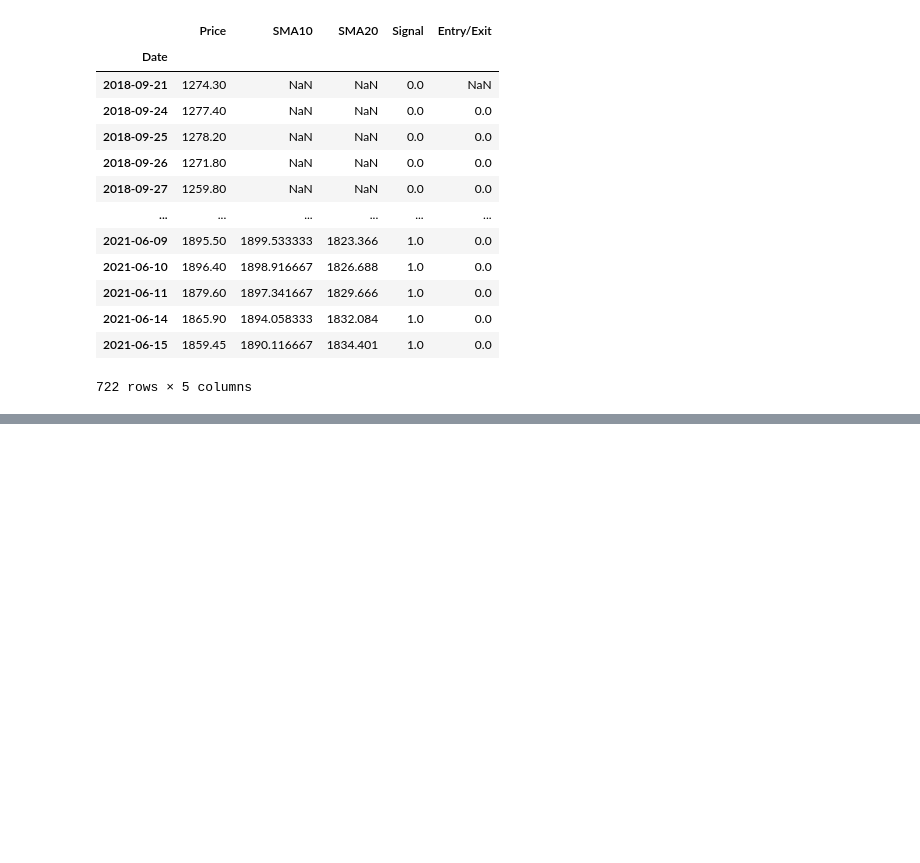
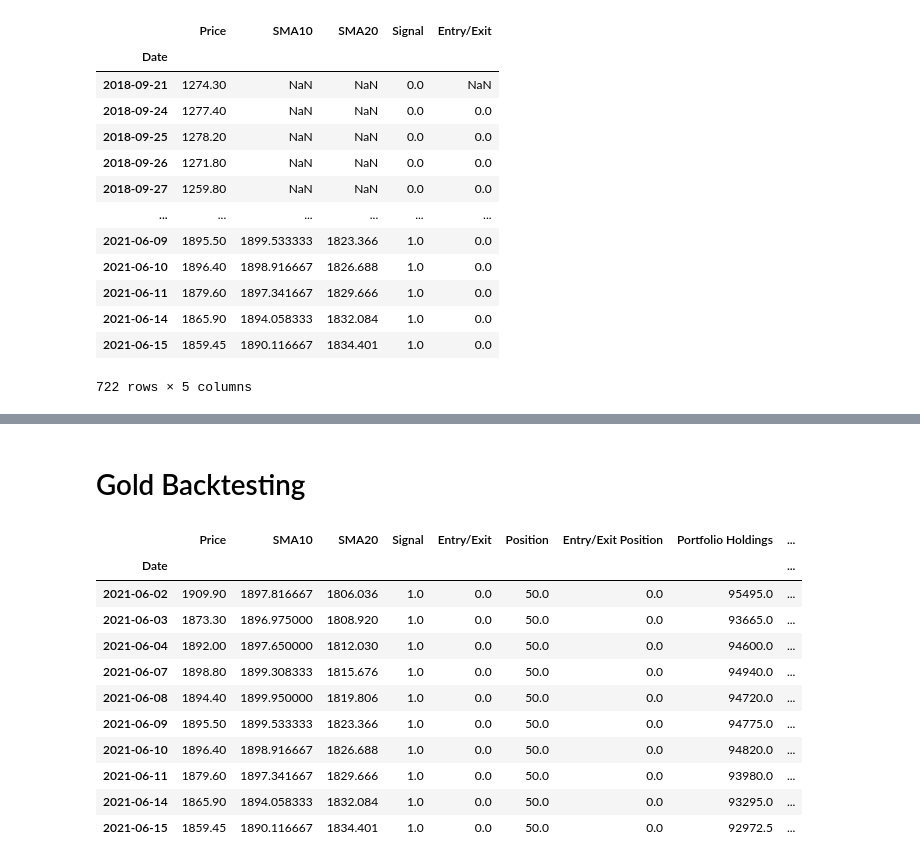
Before and after one commit to tatejones919/Algorithmic_Trading, a Jupyter notebook: back_testing.ipynb, the cells around one changed output, grey strips where cells are left out. Drawn from its saved outputs; the diff is of its cells as text; code cells hidden in the pictures; blank space fills up the shorter version.

```diff
--- a/back_testing.ipynb
+++ b/back_testing.ipynb
@@ -362,3 +780,48 @@ entry_exit_plot = security_close * moving_avgs * entry * exit
 entry_exit_plot.opts(xaxis=None)
 # %% [output]
 [interactive output not drawn]
+# %% [markdown]
+# Gold Backtesting
+# %%
+# Set initial capital
+initial_capital_gold = float(100000)
+
+# Set the share size
+share_size_gold = 50
+
+# Take a 500 share position where the dual moving average crossover is 1 (SMA50 is greater than SMA100)
+signals_gold['Position'] = share_size_gold * signals_gold['Signal']
+
+# Find the points in time where a 500 share position is bought or sold
+signals_gold['Entry/Exit Position'] = signals_gold['Position'].diff()
+
+# Multiply share price by entry/exit positions and get the cumulatively sum
+signals_gold['Portfolio Holdings'] = signals_gold['Price'] * signals_gold['Entry/Exit Position'].cumsum()
+
+# Subtract the initial capital by the portfolio holdings to get the amount of liquid cash in the portfolio
+signals_gold['Portfolio Cash'] = initial_capital_gold - (signals_gold['Price'] * signals_gold['Entry/Exit Position']).cumsum()
+
+# Get the total portfolio value by adding the cash amount by the portfolio holdings (or investments)
+signals_gold['Portfolio Total'] = signals_gold['Portfolio Cash'] + signals_gold['Portfolio Holdings']
+
+# Calculate the portfolio daily returns
+signals_gold['Portfolio Daily Returns'] = signals_gold['Portfolio Total'].pct_change()
+
+# Calculate the cumulative returns
+signals_gold['Portfolio Cumulative Returns'] = (1 + signals_gold['Portfolio Daily Returns']).cumprod() - 1
+
+# Print the DataFrame
+signals_gold.tail(10)
+# %% [output]
+|  | Price | SMA10 | SMA20 | Signal | Entry/Exit | Position | Entry/Exit Position | Portfolio Holdings | ... |
+| Date |  |  |  |  |  |  |  |  | ... |
+| 2021-06-02 | 1909.90 | 1897.816667 | 1806.036 | 1.0 | 0.0 | 50.0 | 0.0 | 95495.0 | ... |
+| 2021-06-03 | 1873.30 | 1896.975000 | 1808.920 | 1.0 | 0.0 | 50.0 | 0.0 | 93665.0 | ... |
+| 2021-06-04 | 1892.00 | 1897.650000 | 1812.030 | 1.0 | 0.0 | 50.0 | 0.0 | 94600.0 | ... |
+| 2021-06-07 | 1898.80 | 1899.308333 | 1815.676 | 1.0 | 0.0 | 50.0 | 0.0 | 94940.0 | ... |
+| 2021-06-08 | 1894.40 | 1899.950000 | 1819.806 | 1.0 | 0.0 | 50.0 | 0.0 | 94720.0 | ... |
+| 2021-06-09 | 1895.50 | 1899.533333 | 1823.366 | 1.0 | 0.0 | 50.0 | 0.0 | 94775.0 | ... |
+| 2021-06-10 | 1896.40 | 1898.916667 | 1826.688 | 1.0 | 0.0 | 50.0 | 0.0 | 94820.0 | ... |
+| 2021-06-11 | 1879.60 | 1897.341667 | 1829.666 | 1.0 | 0.0 | 50.0 | 0.0 | 93980.0 | ... |
+| 2021-06-14 | 1865.90 | 1894.058333 | 1832.084 | 1.0 | 0.0 | 50.0 | 0.0 | 93295.0 | ... |
+| 2021-06-15 | 1859.45 | 1890.116667 | 1834.401 | 1.0 | 0.0 | 50.0 | 0.0 | 92972.5 | ... |
```
Also changed, not shown: parts of 29 cells of this notebook, 3 other files.
